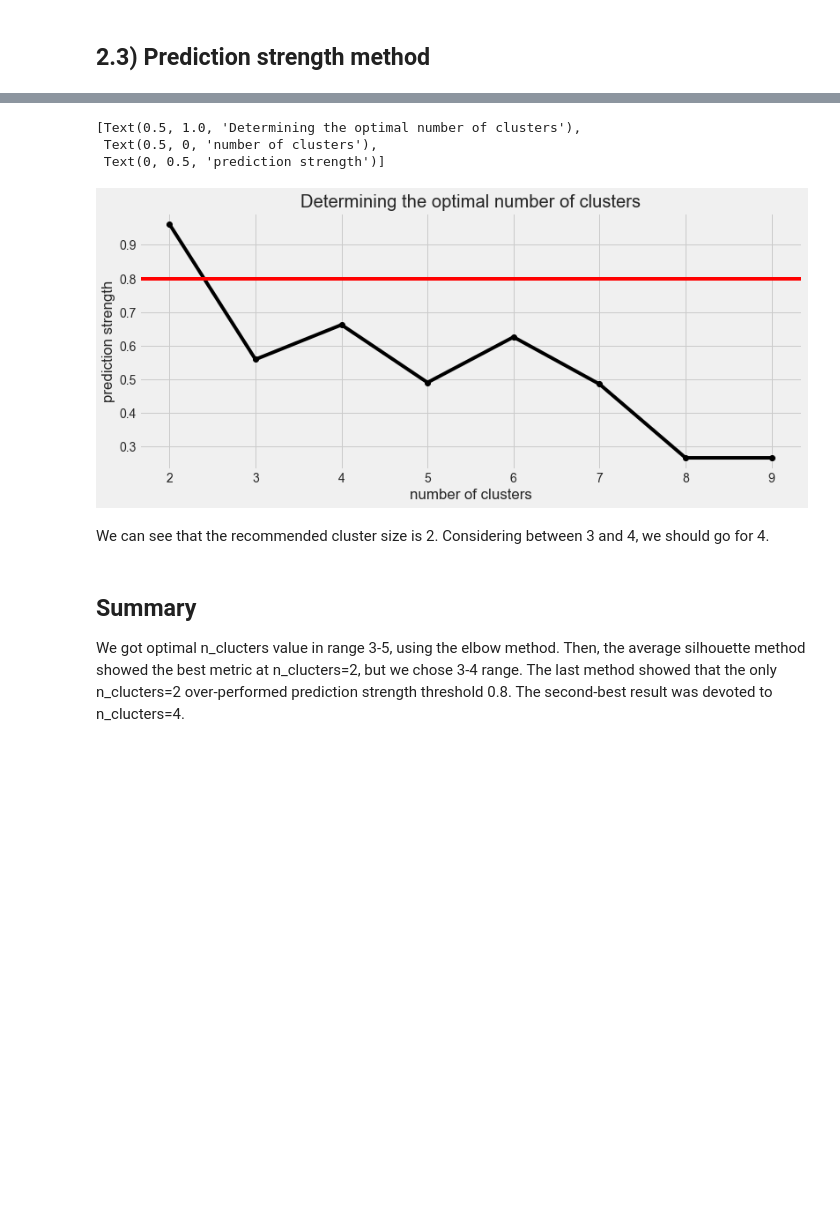
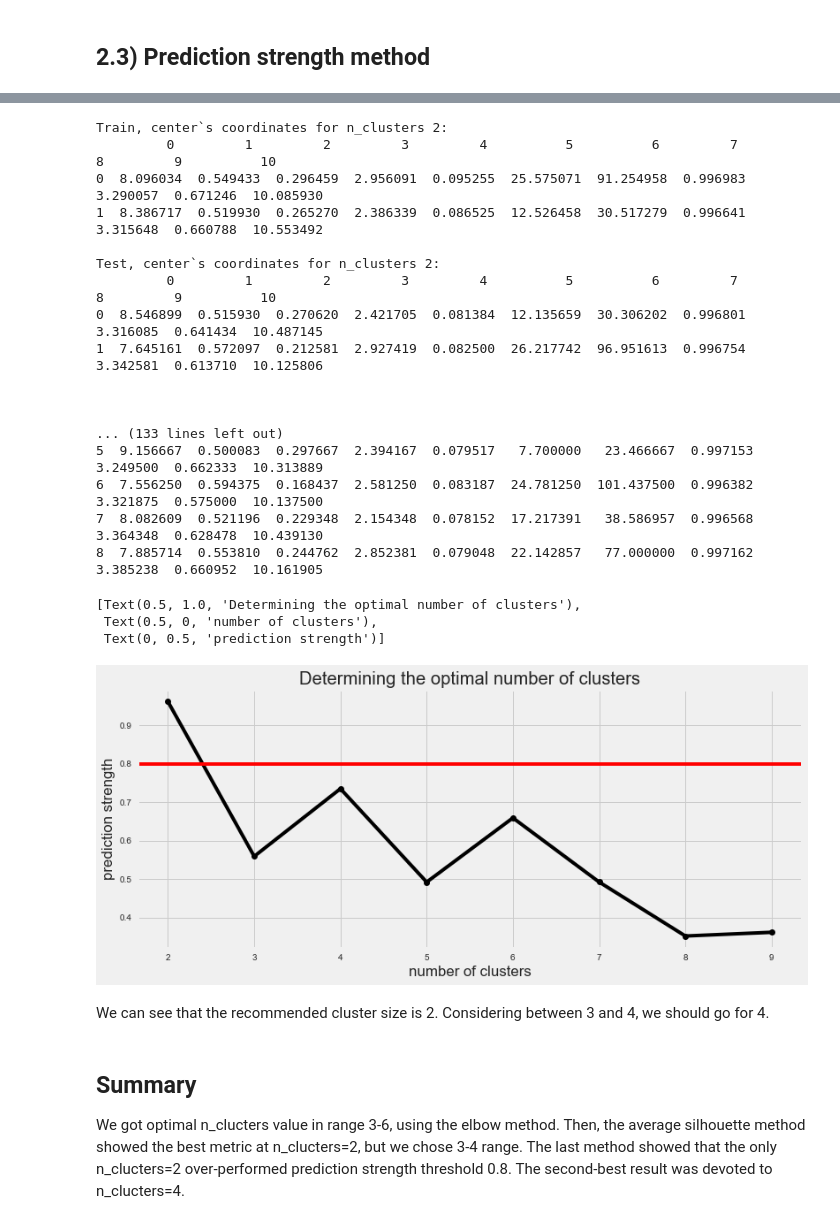
Before and after one commit to kzaho/DataScienceDiaries, a Jupyter notebook: mind_map/algorithms/clustering/k-means/k-means_lab.ipynb, the cells around one changed output, grey strips where cells are left out. Saved outputs shown, nothing was run; the diff lists cells and outputs as text; code cells hidden in the pictures; blank space fills up the shorter version.

```diff
--- a/mind_map/algorithms/clustering/k-means/k-means_lab.ipynb
+++ b/mind_map/algorithms/clustering/k-means/k-means_lab.ipynb
@@ -74,0 +101,8 @@ Especially, Determining Optimal Clusters topic is written good.
+# %%
+# Instantiate the clustering model and visualizer
+model = KMeans(init='random', random_state=42)
+visualizer = KElbowVisualizer(
+    model, k=(2,14), metric='distortion', timings=False
+)
+visualizer.fit(X)        # Fit the data to the visualizer
+visualizer.show()
@@ -114,0 +191,7 @@ plt.show()
+# %%
+model = KMeans(init='random', random_state=42)
+visualizer = KElbowVisualizer(
+    model, k=(2,14), metric='silhouette', timings=False
+)
+visualizer.fit(X)        # Fit the data to the visualizer
+visualizer.show()
@@ -226,33 +307,53 @@ from tqdm.notebook import tqdm
 # %%
 # running the clustering
 strengths = []
 range_n_clusters = range(2, 10)
 
 for k in tqdm(range_n_clusters):
-    model_train = KMeans(n_clusters=k, random_state=42).fit(X_train)
-    model_test = KMeans(n_clusters=k, random_state=42).fit(X_test)
+    model_train = KMeans(n_clusters=k, init='random', random_state=42).fit(X_train)
+    model_test = KMeans(n_clusters=k, init='random', random_state=42).fit(X_test)
+
+    print(f'Train, center`s coordinates for n_clusters {k}:\n{pd.DataFrame(model_train.cluster_centers_).to_string()}\n')
+    print(f'Test, center`s coordinates for n_clusters {k}:\n{pd.DataFrame(model_test.cluster_centers_).to_string()}\n\n\n')
 
     pred_str = get_prediction_strength(k, model_train.cluster_centers_, X_test, model_test.labels_)
     strengths.append(pred_str)
 
 # plotting
 _, ax = plt.subplots()
 ax.plot(range_n_clusters, strengths, '-o', color='black')
 ax.axhline(y=0.8, c='red')
 ax.set(title='Determining the optimal number of clusters',
        xlabel='number of clusters',
        ylabel='prediction strength')
 # %% [output]
-[Text(0.5, 1.0, 'Determining the optimal number of clusters'),
- Text(0.5, 0, 'number of clusters'),
- Text(0, 0.5, 'prediction strength')]
+Train, center`s coordinates for n_clusters 2:
+         0         1         2         3         4          5          6         7         8         9          10
+0  8.096034  0.549433  0.296459  2.956091  0.095255  25.575071  91.254958  0.996983  3.290057  0.671246  10.085930
+1  8.386717  0.519930  0.265270  2.386339  0.086525  12.526458  30.517279  0.996641  3.315648  0.660788  10.553492
+
+Test, center`s coordinates for n_clusters 2:
+         0         1         2         3         4          5          6         7         8         9          10
+0  8.546899  0.515930  0.270620  2.421705  0.081384  12.135659  30.306202  0.996801  3.316085  0.641434  10.487145
+1  7.645161  0.572097  0.212581  2.927419  0.082500  26.217742  96.951613  0.996754  3.342581  0.613710  10.125806
+
+
+
+... (133 lines left out)
+5  9.156667  0.500083  0.297667  2.394167  0.079517   7.700000   23.466667  0.997153  3.249500  0.662333  10.313889
+6  7.556250  0.594375  0.168437  2.581250  0.083187  24.781250  101.437500  0.996382  3.321875  0.575000  10.137500
+7  8.082609  0.521196  0.229348  2.154348  0.078152  17.217391   38.586957  0.996568  3.364348  0.628478  10.439130
+8  7.885714  0.553810  0.244762  2.852381  0.079048  22.142857   77.000000  0.997162  3.385238  0.660952  10.161905
+[Text(0.5, 1.0, 'Determining the optimal number of clusters'),
+ Text(0.5, 0, 'number of clusters'),
+ Text(0, 0.5, 'prediction strength')]
-[figure, old version]
+[figure, new version]
 # %% [markdown]
 We can see that the recommended cluster size is 2.
 Considering between 3 and 4, we should go for 4.
 # %% [markdown]
 ## Summary
-We got optimal n_clucters value in range 3-5, using the elbow method.
+We got optimal n_clucters value in range 3-6, using the elbow method.
 Then, the average silhouette method showed the best metric at n_clucters=2, but we chose 3-4 range.
 The last method showed that the only n_clucters=2 over-performed prediction strength threshold 0.8.
 The second-best result was devoted to n_clucters=4.
```
Also changed, not shown: parts of 41 cells of this notebook, 1 other file.
